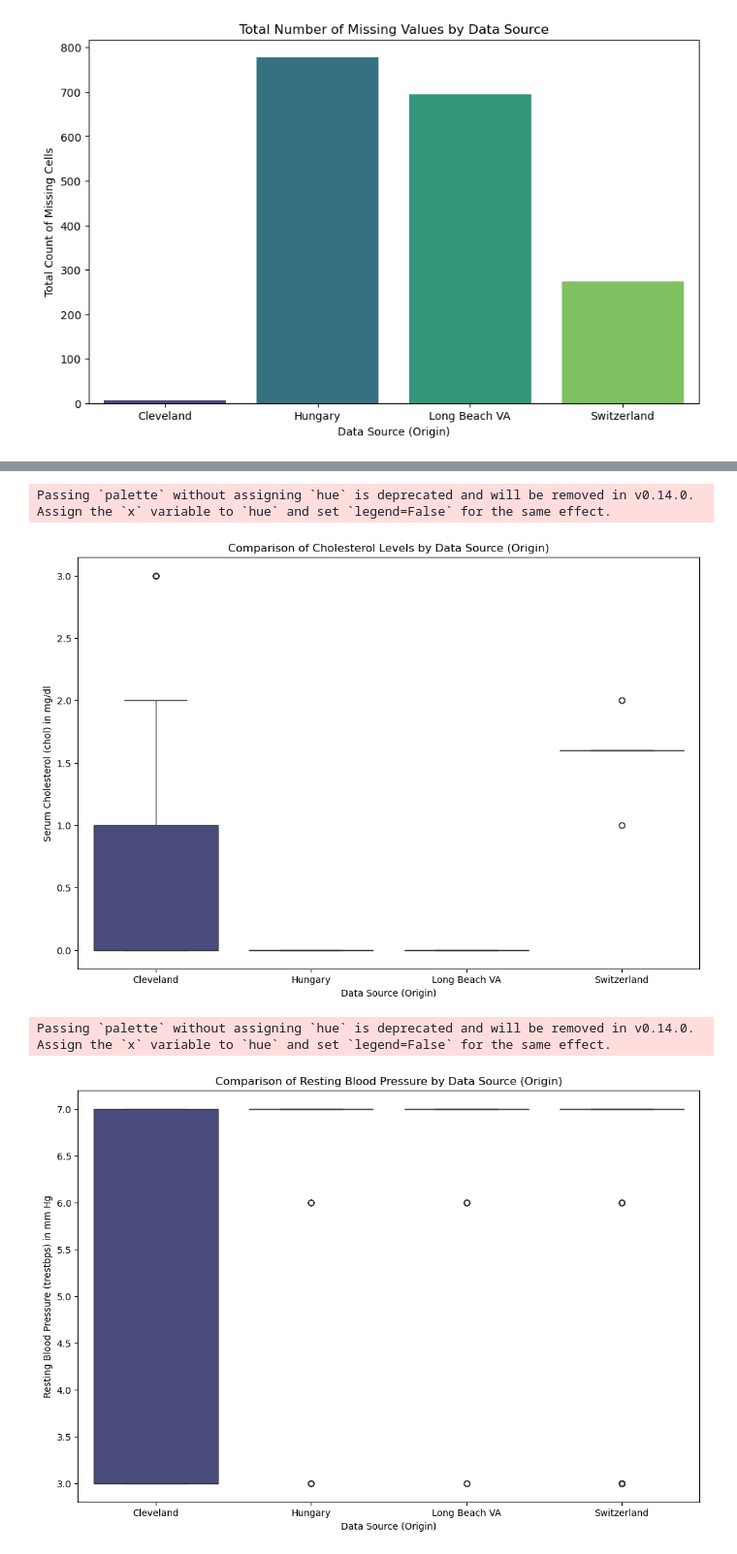
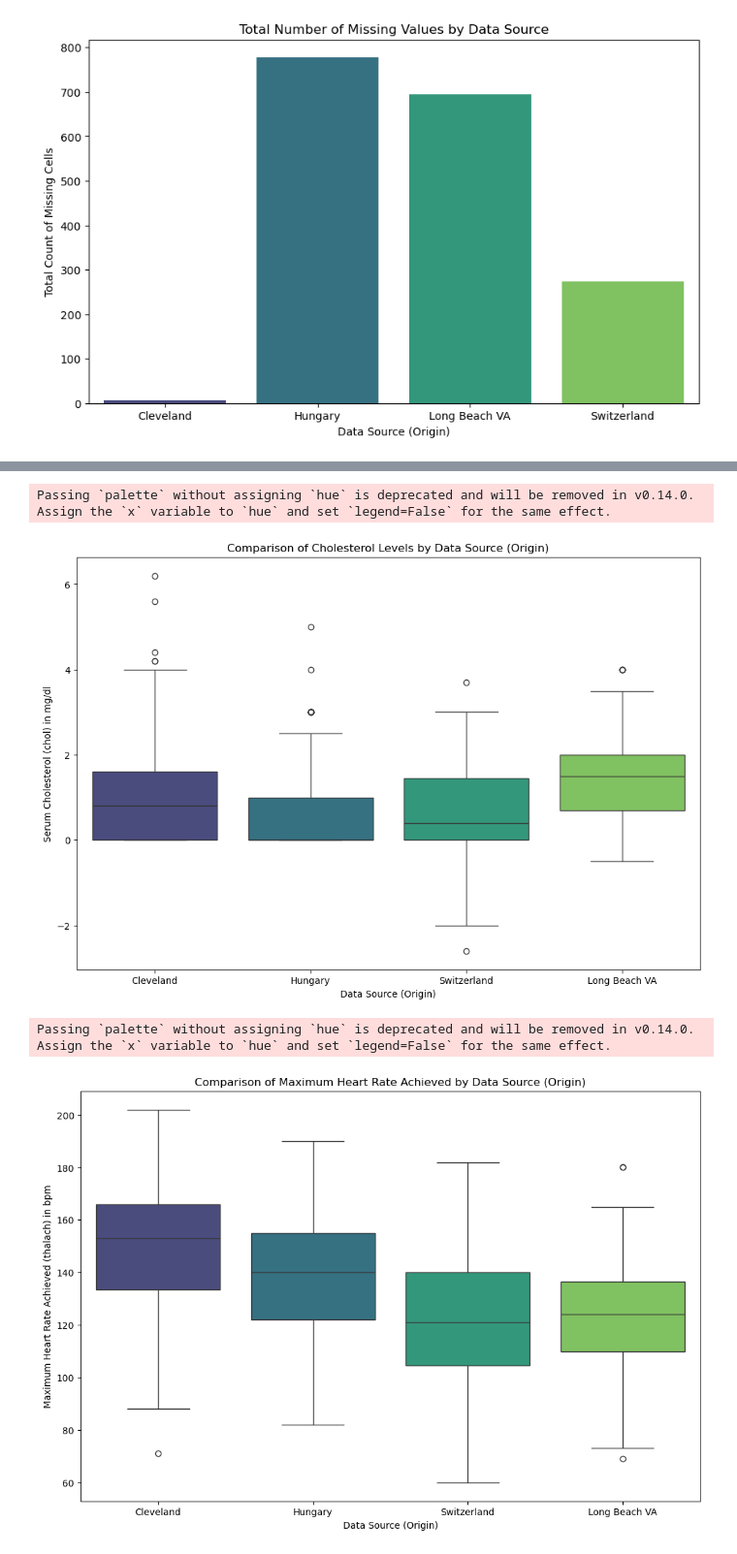
Before and after one commit to hashemwa/cmse830_fds, a Jupyter notebook: analysis.ipynb, the cells around one changed output, grey strips where cells are left out. Shown at 97% size. Drawn from its saved outputs; the diff is of its cells as text; code cells hidden in the pictures.

```diff
--- a/analysis.ipynb
+++ b/analysis.ipynb
@@ -9,6 +9,6 @@ df_switzerland = pd.read_csv('switzerland.data', na_values='?', names=columns).d
 # %%
 # Add origin column to each DataFrame
 df_cleveland['origin'] = 'Cleveland'
-df_hungarian['origin'] = 'Hungary'
+df_hungary['origin'] = 'Hungary'
 df_long_beach_va['origin'] = 'Long Beach VA'
 df_switzerland['origin'] = 'Switzerland'
@@ -232,3 +82,37 @@ Conflicting-label groups (same features, different num): 0
+# %%
+from sklearn.impute import KNNImputer
+import pandas as pd
+
+def knn_impute(df, n_neighbors=5):
+    df2 = df.copy()
+
+    # Split columns
+    num_cols = df2.select_dtypes(include=[np.number]).columns
+    cat_cols = df2.select_dtypes(exclude=[np.number]).columns
+
+    # KNN for numeric columns
+    if len(num_cols) > 0:
+        knn = KNNImputer(n_neighbors=n_neighbors, weights="uniform")
+        df2[num_cols] = knn.fit_transform(df2[num_cols])
+
+    # Most frequent for any non-numeric columns (if you ever have them)
+    if len(cat_cols) > 0:
+        cat_imp = SimpleImputer(strategy="most_frequent")
+        df2[cat_cols] = cat_imp.fit_transform(df2[cat_cols])
+
+    return df2
+
+df_cleveland_knn = knn_impute(df_cleveland, n_neighbors=5)
+df_hungary_knn = knn_impute(df_hungary, n_neighbors=5)
+df_switzerland_knn = knn_impute(df_switzerland, n_neighbors=5)
+df_long_beach_va_knn = knn_impute(df_long_beach_va, n_neighbors=5)
+
+df_combined_knn = pd.concat([
+    df_cleveland_knn,
+    df_hungary_knn,
+    df_switzerland_knn,
+    df_long_beach_va_knn
+])
 # %%
 # Set up the plot
 plt.figure(figsize=(12, 7))
@@ -258,8 +142,8 @@ plt.show()
 plt.figure(figsize=(12, 8))
 
 # Create a box plot using seaborn
-# We will use your best dataset: df_knn_imputed
-sns.boxplot(data=df_knn_imputed, x='origin', y='oldpeak', palette='viridis')
+# We will use your best dataset: df_combined_knn
+sns.boxplot(data=df_combined_knn, x='origin', y='oldpeak', palette='viridis')
 
 # Add titles and labels
 plt.title('Comparison of Cholesterol Levels by Data Source (Origin)')
@@ -268,21 +152,21 @@ plt.ylabel('Serum Cholesterol (chol) in mg/dl')
 plt.show()
 # %% [output]
 Passing `palette` without assigning `hue` is deprecated and will be removed in v0.14.0. Assign the `x` variable to `hue` and set `legend=False` for the same effect.
-[figure, old version]
+[figure, new version]
 # %%
 # --- Run this code in the next cell of your notebook ---
 
 # Set up the plot with a larger size for clarity
 plt.figure(figsize=(12, 8))
 
-# Create a box plot for 'thalach' using your best dataset: df_knn_imputed
-sns.boxplot(data=df_knn_imputed, x='origin', y='thal', palette='viridis')
+# Create a box plot for 'thalach' using your best dataset: df_combined_knn
+sns.boxplot(data=df_combined_knn, x='origin', y='thalach', palette='viridis')
 
 # Add titles and labels
-plt.title('Comparison of Resting Blood Pressure by Data Source (Origin)')
+plt.title('Comparison of Maximum Heart Rate Achieved by Data Source (Origin)')
 plt.xlabel('Data Source (Origin)')
-plt.ylabel('Resting Blood Pressure (trestbps) in mm Hg')
+plt.ylabel('Maximum Heart Rate Achieved (thalach) in bpm')
 plt.show()
 # %% [output]
 Passing `palette` without assigning `hue` is deprecated and will be removed in v0.14.0. Assign the `x` variable to `hue` and set `legend=False` for the same effect.
-[figure, old version]
+[figure, new version]
```
Also changed, not shown: parts of 9 cells of this notebook, 14 other files.
